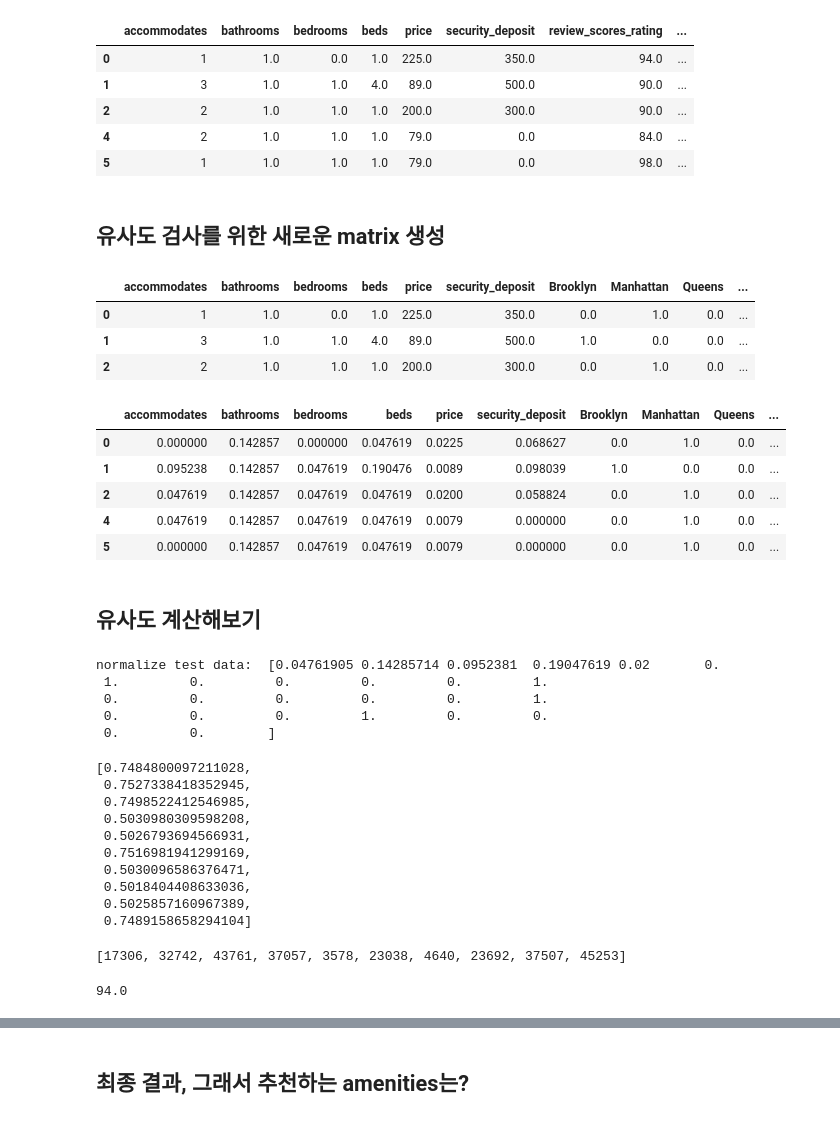
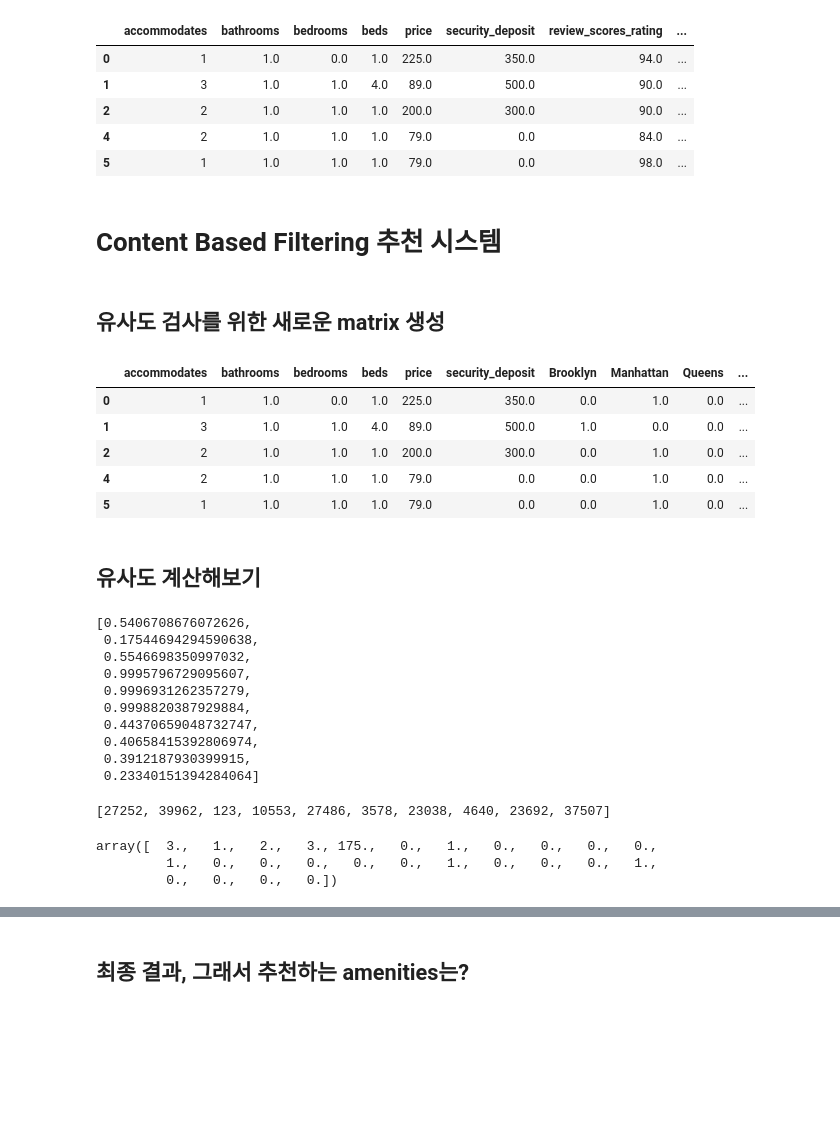
Before and after one commit to whitw/CAUBigdata, a Jupyter notebook: big-data-team-17-cau.ipynb, the cells around one changed output, grey strips where cells are left out. Cells and saved outputs as stored; diff of their text form; code cells hidden in the pictures; blank space fills up the shorter version.

Commit message:
Kaggle Notebook | Big Data team 17 - CAU | Version 6

```diff
--- a/big-data-team-17-cau.ipynb
+++ b/big-data-team-17-cau.ipynb
@@ -355,27 +355,20 @@ dtype: int64
 | 2 | 2 | 1.0 | 1.0 | 1.0 | 200.0 | 300.0 | 90.0 | ... |
 | 4 | 2 | 1.0 | 1.0 | 1.0 | 79.0 | 0.0 | 84.0 | ... |
 | 5 | 1 | 1.0 | 1.0 | 1.0 | 79.0 | 0.0 | 98.0 | ... |
+# %% [markdown]
+# Content Based Filtering 추천 시스템
 # %% [markdown]
 ## 유사도 검사를 위한 새로운 matrix 생성
 # %%
 abm2 = abm1.drop(['review_scores_rating', 'number_of_reviews', 'amenities'], axis = 1, inplace=False)
-abm2.head(3)
+abm2.head(5)
 # %% [output]
 |  | accommodates | bathrooms | bedrooms | beds | price | security_deposit | Brooklyn | Manhattan | Queens | ... |
 | 0 | 1 | 1.0 | 0.0 | 1.0 | 225.0 | 350.0 | 0.0 | 1.0 | 0.0 | ... |
 | 1 | 3 | 1.0 | 1.0 | 4.0 | 89.0 | 500.0 | 1.0 | 0.0 | 0.0 | ... |
 | 2 | 2 | 1.0 | 1.0 | 1.0 | 200.0 | 300.0 | 0.0 | 1.0 | 0.0 | ... |
+| 4 | 2 | 1.0 | 1.0 | 1.0 | 79.0 | 0.0 | 0.0 | 1.0 | 0.0 | ... |
+| 5 | 1 | 1.0 | 1.0 | 1.0 | 79.0 | 0.0 | 0.0 | 1.0 | 0.0 | ... |
-# %%
-# 정규화
-abm2 = (abm2-abm2.min())/(abm2.max()-abm2.min())
-abm2.head(5)
-# %% [output]
-|  | accommodates | bathrooms | bedrooms | beds | price | security_deposit | Brooklyn | Manhattan | Queens | ... |
-| 0 | 0.000000 | 0.142857 | 0.000000 | 0.047619 | 0.0225 | 0.068627 | 0.0 | 1.0 | 0.0 | ... |
-| 1 | 0.095238 | 0.142857 | 0.047619 | 0.190476 | 0.0089 | 0.098039 | 1.0 | 0.0 | 0.0 | ... |
-| 2 | 0.047619 | 0.142857 | 0.047619 | 0.047619 | 0.0200 | 0.058824 | 0.0 | 1.0 | 0.0 | ... |
-| 4 | 0.047619 | 0.142857 | 0.047619 | 0.047619 | 0.0079 | 0.000000 | 0.0 | 1.0 | 0.0 | ... |
-| 5 | 0.000000 | 0.142857 | 0.047619 | 0.047619 | 0.0079 | 0.000000 | 0.0 | 1.0 | 0.0 | ... |
 # %% [markdown]
 ## 유사도 계산해보기
 # %%
@@ -399,38 +392,35 @@ test_data = np.array([2,1,2,4,200,0,1,0,0,0,0,1,0,0,0,0,0,1,0,0,0,1,0,0,0,0])
 test_data = test_data.astype(float)
 # %%
 sim = []
-test_data = normalize_data(test_data)
+#test_data = normalize_data(test_data)
 
 for item in abm2.to_numpy():
     sim.append(cos_sim(test_data, item))
 
 sim[:10]
 # %% [output]
-normalize test data:  [0.04761905 0.14285714 0.0952381  0.19047619 0.02       0.
- 1.         0.         0.         0.         0.         1.
- 0.         0.         0.         0.         0.         1.
- 0.         0.         0.         1.         0.         0.
- 0.         0.        ]
+[0.5406708676072626,
+ 0.17544694294590638,
+ 0.5546698350997032,
+ 0.9995796729095607,
+ 0.9996931262357279,
+ 0.9998820387929884,
+ 0.44370659048732747,
+ 0.40658415392806974,
+ 0.3912187930399915,
+ 0.23340151394284064]
-[0.7484800097211028,
- 0.7527338418352945,
- 0.7498522412546985,
- 0.5030980309598208,
- 0.5026793694566931,
- 0.7516981941299169,
- 0.5030096586376471,
- 0.5018404408633036,
- 0.5025857160967389,
- 0.7489158658294104]
 # %%
 sim_sorted_byindex = sorted(range(len(sim)), key=lambda k: sim[k])
 sim_sorted_byindex = sim_sorted_byindex[-10:]
 print(sim_sorted_byindex)
+# 상위 10개의 유사도를 가지는 데이터를 추출
 
-# 상위 10개의 유사도를 가지는 데이터를 추출
-abm1.to_numpy()[17306][6]
+abm2.to_numpy()[37507] # 가장 유사도가 높은 호스트. 그러나, 평점이 높은지는 보장 X
 # %% [output]
-[17306, 32742, 43761, 37057, 3578, 23038, 4640, 23692, 37507, 45253]
+[27252, 39962, 123, 10553, 27486, 3578, 23038, 4640, 23692, 37507]
-94.0
+array([  3.,   1.,   2.,   3., 175.,   0.,   1.,   0.,   0.,   0.,   0.,
+         1.,   0.,   0.,   0.,   0.,   0.,   1.,   0.,   0.,   0.,   1.,
+         0.,   0.,   0.,   0.])
 # %%
 def recommend(arr):
     temp = abm1.to_numpy()
```
Also changed, not shown: parts of 4 cells of this notebook.
